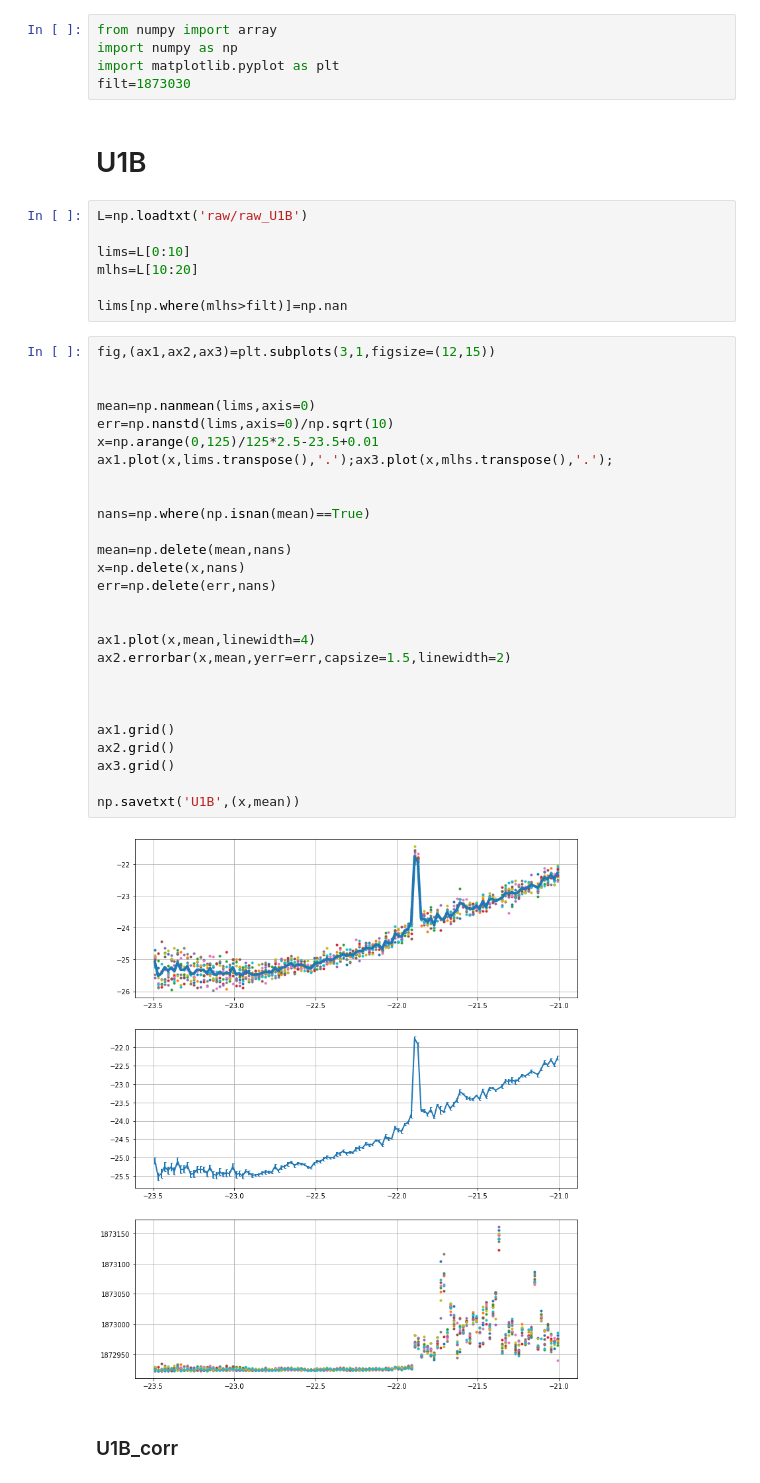
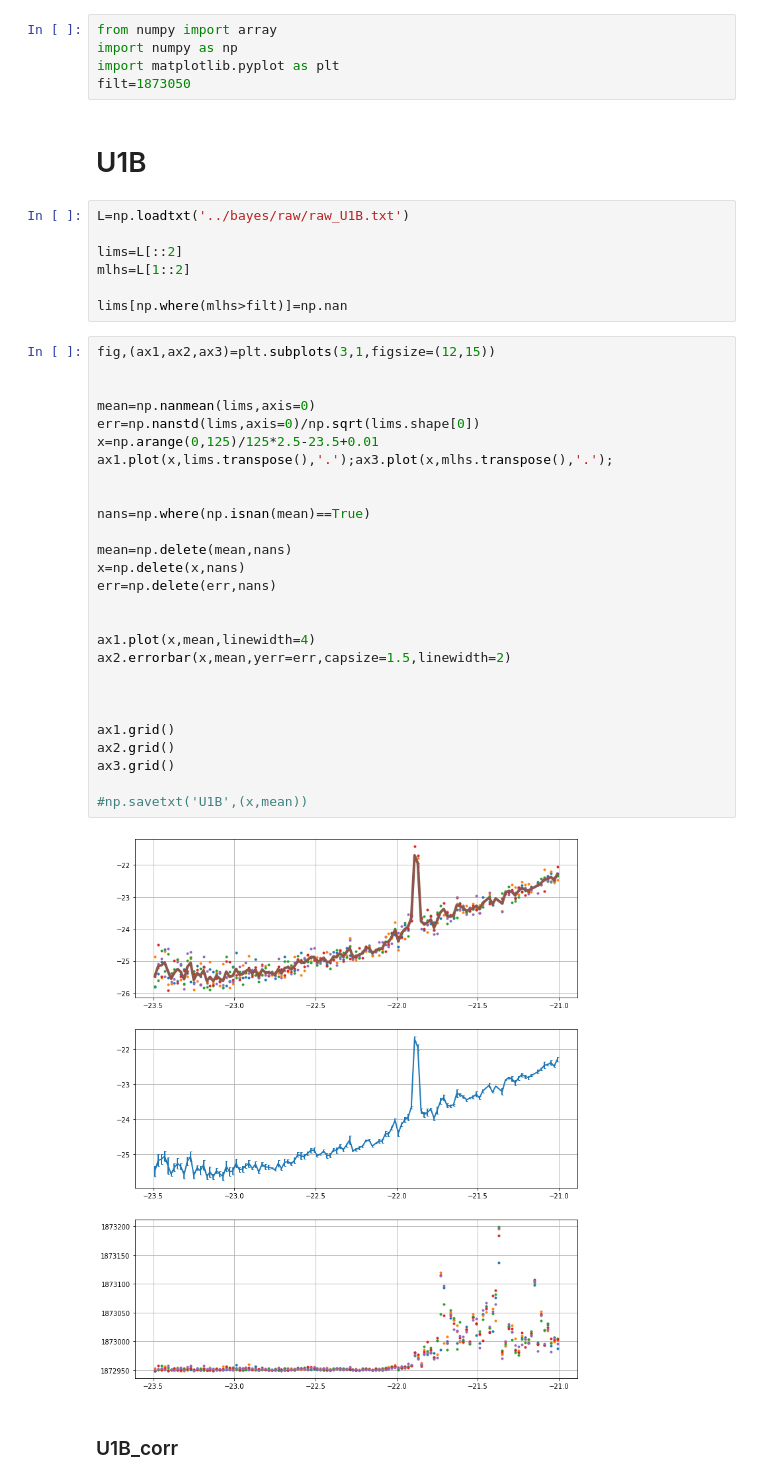
Before and after one commit to XueXiao-Physics/DPDM-PPTA, a Jupyter notebook: bayes_limits/test_seed.ipynb, the cells around one changed output. Cells and saved outputs as stored; diff of their text form.

```diff
--- a/bayes_limits/test_seed.ipynb
+++ b/bayes_limits/test_seed.ipynb
@@ -2,45 +2,45 @@
 from numpy import array
 import numpy as np
 import matplotlib.pyplot as plt
-filt=1873030
+filt=1873050
 # %% [markdown]
 # U1B
 # %%
-L=np.loadtxt('raw/raw_U1B')
+L=np.loadtxt('../bayes/raw/raw_U1B.txt')
 
-lims=L[0:10]
-mlhs=L[10:20]
+lims=L[::2]
+mlhs=L[1::2]
 
 lims[np.where(mlhs>filt)]=np.nan
 # %%
 fig,(ax1,ax2,ax3)=plt.subplots(3,1,figsize=(12,15))
 
 
 mean=np.nanmean(lims,axis=0)
-err=np.nanstd(lims,axis=0)/np.sqrt(10)
+err=np.nanstd(lims,axis=0)/np.sqrt(lims.shape[0])
 x=np.arange(0,125)/125*2.5-23.5+0.01
 ax1.plot(x,lims.transpose(),'.');ax3.plot(x,mlhs.transpose(),'.');
 
 
 nans=np.where(np.isnan(mean)==True)
 
 mean=np.delete(mean,nans)
 x=np.delete(x,nans)
 err=np.delete(err,nans)
 
 
 ax1.plot(x,mean,linewidth=4)
 ax2.errorbar(x,mean,yerr=err,capsize=1.5,linewidth=2)
 
 
 
 ax1.grid()
 ax2.grid()
 ax3.grid()
 
-np.savetxt('U1B',(x,mean))
+#np.savetxt('U1B',(x,mean))
 # %% [output]
-[figure, old version]
+[figure, new version]
 # %% [markdown]
 ### U1B_corr
 # %%
```
Also changed, not shown: 5 other files.
